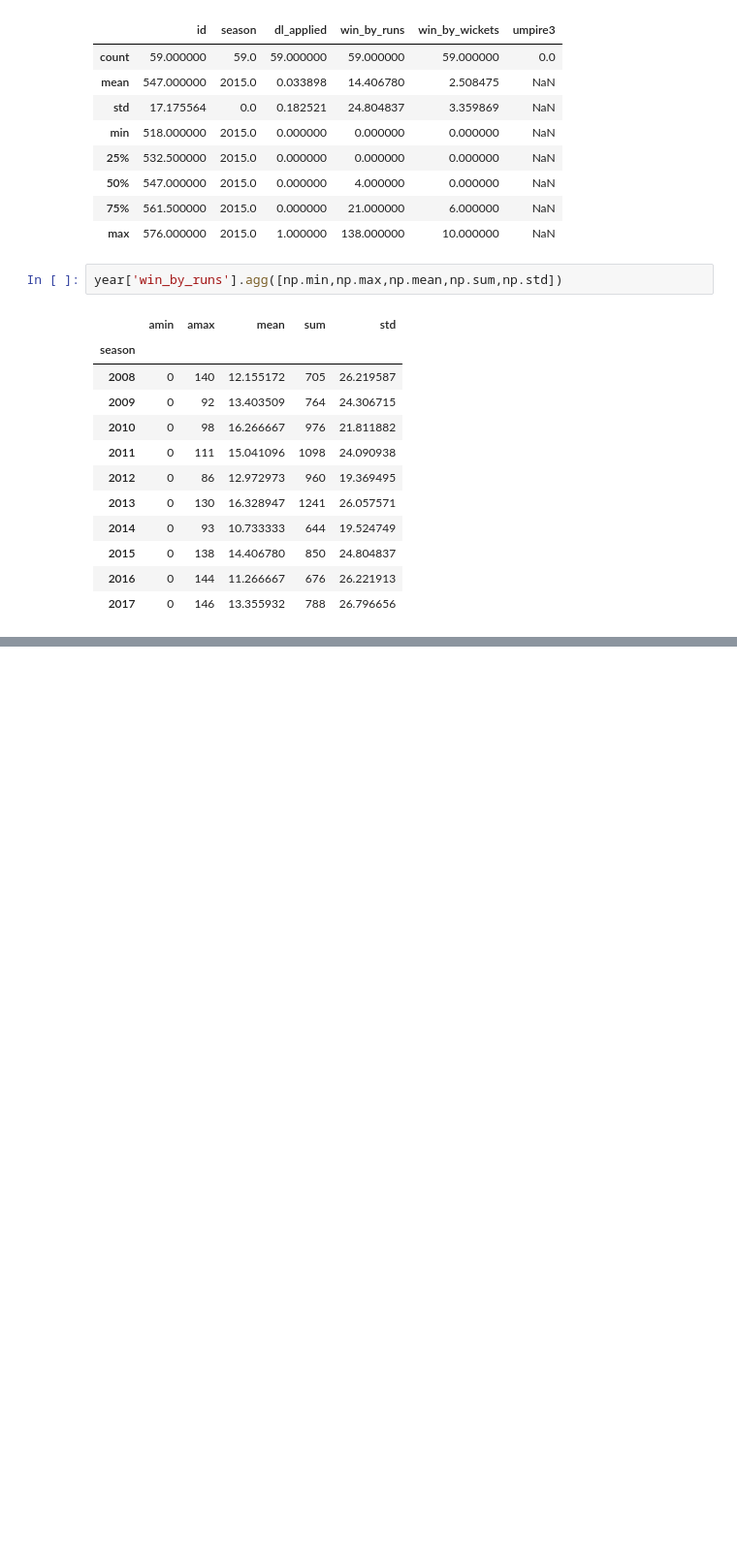
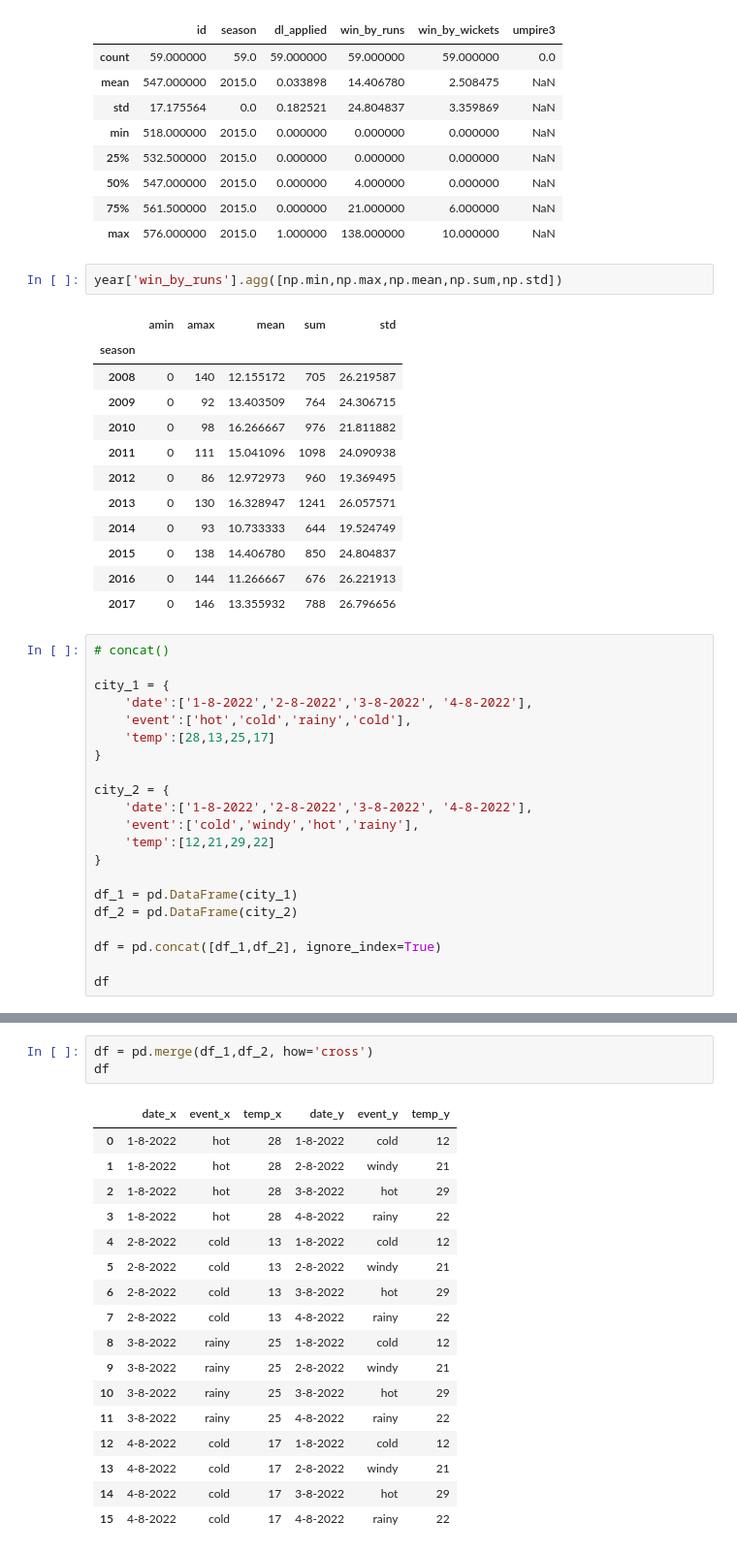
Before and after one commit to AvyayIrde/Data-Science-Course, a Jupyter notebook: Week 7/Pandas_Cheatsheet.ipynb, the cells around one changed output, grey strips where cells are left out. Shown at 97% size. Drawn from its saved outputs; the diff is of its cells as text; blank space fills up the shorter version.

```diff
--- a/Week 7/Pandas_Cheatsheet.ipynb
+++ b/Week 7/Pandas_Cheatsheet.ipynb
@@ -761,3 +761,24 @@ year['win_by_runs'].agg([np.min,np.max,np.mean,np.sum,np.std])
 | 2015 | 0 | 138 | 14.406780 | 850 | 24.804837 |
 | 2016 | 0 | 144 | 11.266667 | 676 | 26.221913 |
 | 2017 | 0 | 146 | 13.355932 | 788 | 26.796656 |
+# %%
+# concat()
+
+city_1 = {
+    'date':['1-8-2022','2-8-2022','3-8-2022', '4-8-2022'],
+    'event':['hot','cold','rainy','cold'],
+    'temp':[28,13,25,17]
+}
+
+city_2 = {
+    'date':['1-8-2022','2-8-2022','3-8-2022', '4-8-2022'],
+    'event':['cold','windy','hot','rainy'],
+    'temp':[12,21,29,22]
+}
+
+df_1 = pd.DataFrame(city_1)
+df_2 = pd.DataFrame(city_2)
+
+df = pd.concat([df_1,df_2], ignore_index=True)
+
+df
@@ -763,0 +838,21 @@ year['win_by_runs'].agg([np.min,np.max,np.mean,np.sum,np.std])
+# %%
+df = pd.merge(df_1,df_2, how='cross')
+df
+# %% [output]
+|  | date_x | event_x | temp_x | date_y | event_y | temp_y |
+| 0 | 1-8-2022 | hot | 28 | 1-8-2022 | cold | 12 |
+| 1 | 1-8-2022 | hot | 28 | 2-8-2022 | windy | 21 |
+| 2 | 1-8-2022 | hot | 28 | 3-8-2022 | hot | 29 |
+| 3 | 1-8-2022 | hot | 28 | 4-8-2022 | rainy | 22 |
+| 4 | 2-8-2022 | cold | 13 | 1-8-2022 | cold | 12 |
+| 5 | 2-8-2022 | cold | 13 | 2-8-2022 | windy | 21 |
+| 6 | 2-8-2022 | cold | 13 | 3-8-2022 | hot | 29 |
+| 7 | 2-8-2022 | cold | 13 | 4-8-2022 | rainy | 22 |
+| 8 | 3-8-2022 | rainy | 25 | 1-8-2022 | cold | 12 |
+| 9 | 3-8-2022 | rainy | 25 | 2-8-2022 | windy | 21 |
+| 10 | 3-8-2022 | rainy | 25 | 3-8-2022 | hot | 29 |
+| 11 | 3-8-2022 | rainy | 25 | 4-8-2022 | rainy | 22 |
+| 12 | 4-8-2022 | cold | 17 | 1-8-2022 | cold | 12 |
+| 13 | 4-8-2022 | cold | 17 | 2-8-2022 | windy | 21 |
+| 14 | 4-8-2022 | cold | 17 | 3-8-2022 | hot | 29 |
+| 15 | 4-8-2022 | cold | 17 | 4-8-2022 | rainy | 22 |
```
Also changed, not shown: parts of 14 cells of this notebook, 1 other file.
